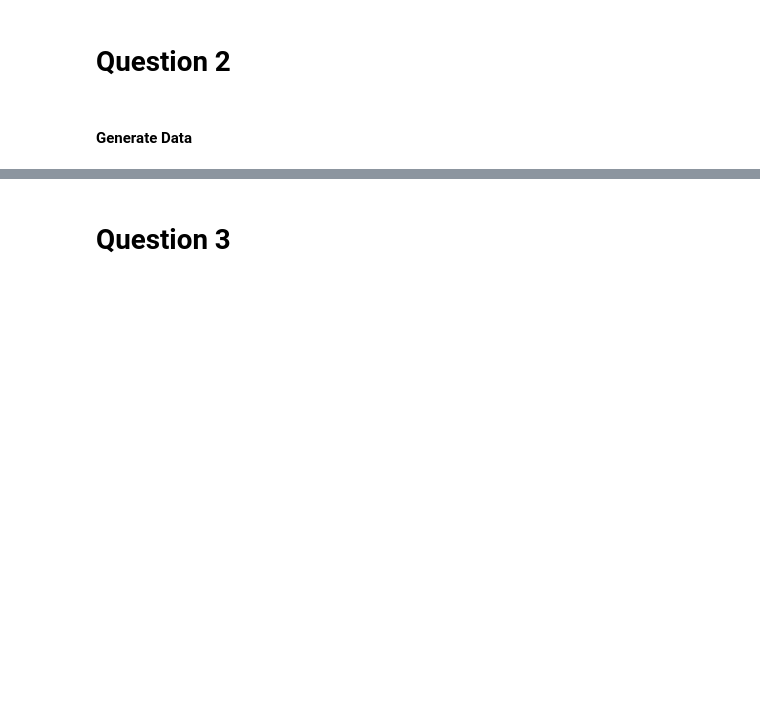
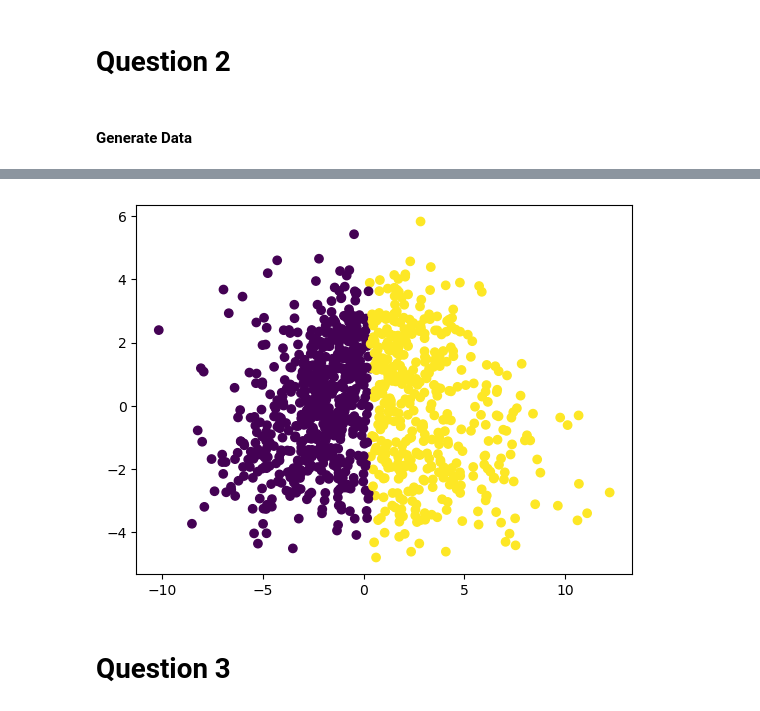
Before and after one commit to samswain2/MSiA-WQ, a Jupyter notebook: MSiA 421/hw02/hw02-q2-q3.ipynb, the cells around one changed output, grey strips where cells are left out. Drawn from its saved outputs; the diff is of its cells as text; code cells hidden in the pictures; blank space fills up the shorter version.

```diff
--- a/MSiA 421/hw02/hw02-q2-q3.ipynb
+++ b/MSiA 421/hw02/hw02-q2-q3.ipynb
@@ -168,3 +206,8 @@ plt.show()
+# %%
+plt.scatter(X_pca[:, 0], X_pca[:, 1], c=kmeans_scratch(X_2, k)[0])
+plt.show()
+# %% [output]
+[figure, added]
 # %% [markdown]
 # Question 3
 # %%
```
Also changed, not shown: parts of 24 cells of this notebook, 14 other files.
